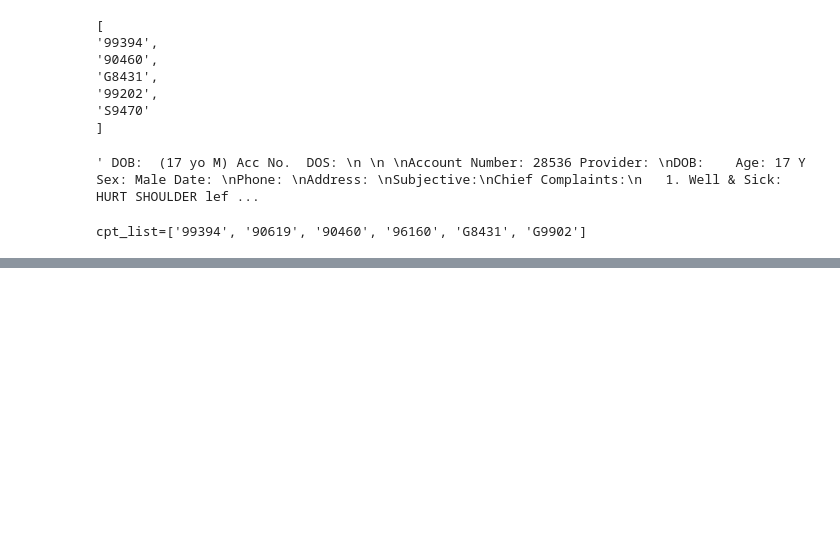
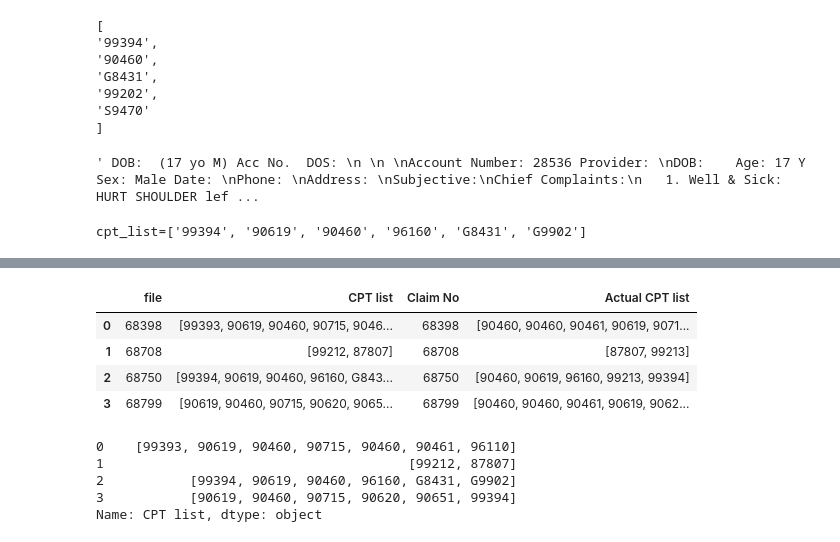
Before and after one commit to Im-Moazzam/PCOL, a Jupyter notebook: pcol_notebook.ipynb, the cells around one changed output, grey strips where cells are left out. Cells and saved outputs as stored; diff of their text form; code cells hidden in the pictures; blank space fills up the shorter version.

```diff
--- a/pcol_notebook.ipynb
+++ b/pcol_notebook.ipynb
@@ -379,20 +363,22 @@ cpt_structured_llm = llm.with_structured_output(cpt_output)
 
 prompt = PromptTemplate(
     input_variables=["note"],
-    template= """
+    template = """
 You are a certified medical coder. Given this encounter note:
+
 - Identify preventive visit codes
 - Identify office visit codes
 - Identify problem-oriented visit codes
 - Identify immunizations (vaccine + admin codes)
 - Identify screenings/assessments
-- Any other CPT which is directly supported by the documentation
-- Only output CPT/HCPCS codes that are fully supported by documentation
+- Any other CPT/HCPCS code directly supported by documentation
+- If multiple CPT codes represent the same service (overlaps), choose the one that is the **general default used across most payers**, not the one that is restricted to a special program.
+- Only output CPT/HCPCS codes from the provided list.
 
 Encounter Note:
 {note}
 
-ALL CPT codes:
+ALL CPT codes (reference):
 {cpt_reference}
 """
 )
@@ -405,0 +425,9 @@ cpt_list=['99394', '90619', '90460', '96160', 'G8431', 'G9902']
+# %%
+import os
+
+
+results = []
+for note in os.listdir(DIR):
+    if note.lower().endswith("pdf"):
+        result = pipeline(os.path.join(DIR, note))
+        results.append({"file":note.split(".")[0], "CPT list":result})
@@ -405,0 +444,5 @@ cpt_list=['99394', '90619', '90460', '96160', 'G8431', 'G9902']
+# %%
+import pandas as pd
+
+df = pd.DataFrame(results)
+df
@@ -405,0 +455,21 @@ cpt_list=['99394', '90619', '90460', '96160', 'G8431', 'G9902']
+# %%
+actual_cpts = pd.read_excel("Required Solution.xlsx", usecols=["Claim No", "CPT Code"])
+actual_grouped = actual_cpts.groupby('Claim No')['CPT Code'].apply(list).reset_index()
+actual_grouped.rename(columns={'CPT Code': 'Actual CPT list'}, inplace=True)
+# %%
+merged = pd.merge(df, actual_grouped, left_on="file", right_on="Claim No", how="inner")
+merged
+# %% [output]
+|  | file | CPT list | Claim No | Actual CPT list |
+| 0 | 68398 | [99393, 90619, 90460, 90715, 9046... | 68398 | [90460, 90460, 90461, 90619, 9071... |
+| 1 | 68708 | [99212, 87807] | 68708 | [87807, 99213] |
+| 2 | 68750 | [99394, 90619, 90460, 96160, G843... | 68750 | [90460, 90619, 96160, 99213, 99394] |
+| 3 | 68799 | [90619, 90460, 90715, 90620, 9065... | 68799 | [90460, 90460, 90461, 90619, 9062... |
+# %%
+merged["CPT list"]
+# %% [output]
+0    [99393, 90619, 90460, 90715, 90460, 90461, 96110]
+1                                       [99212, 87807]
+2           [99394, 90619, 90460, 96160, G8431, G9902]
+3           [90619, 90460, 90715, 90620, 90651, 99394]
+Name: CPT list, dtype: object
```
Also changed, not shown: parts of 6 cells of this notebook, 4 other files.
